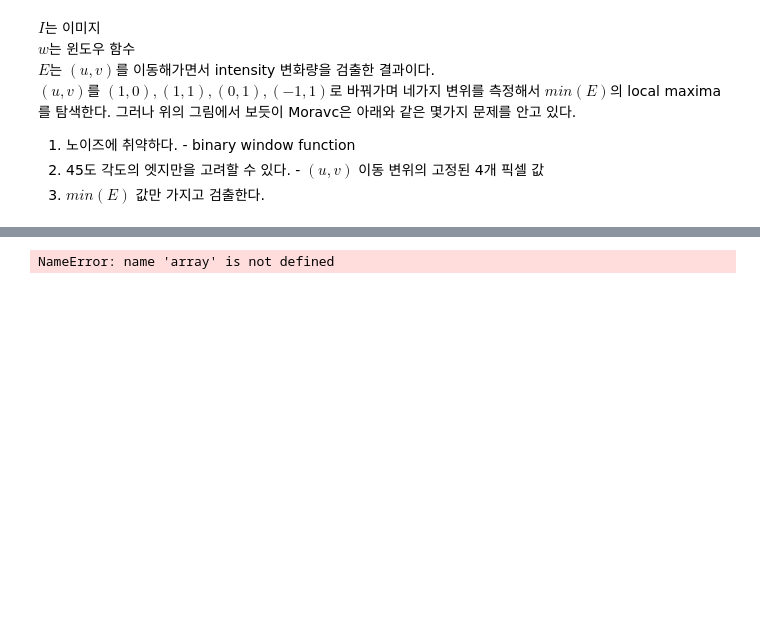
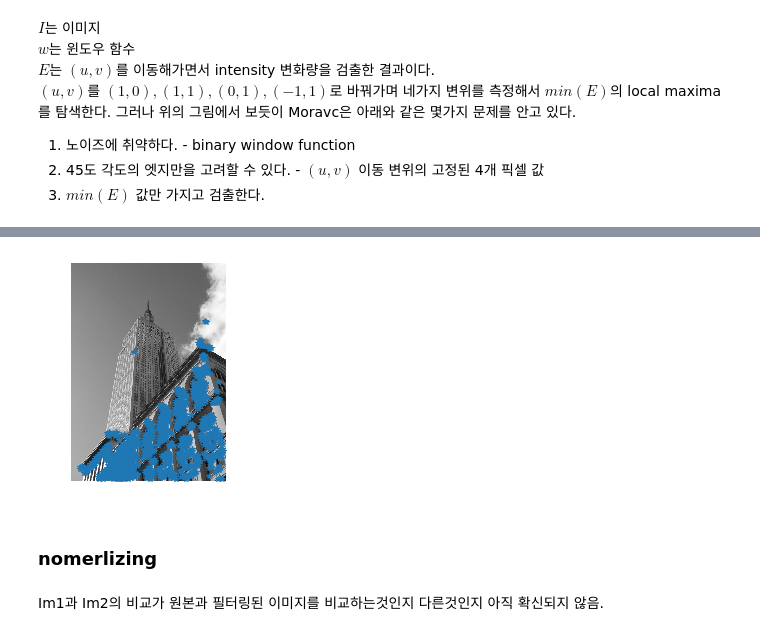
Before and after one commit to NinCastle/Image_analysis, a Jupyter notebook: Harris_corner_detector.ipynb, the cells around one changed output, grey strips where cells are left out. Drawn from its saved outputs; the diff is of its cells as text; code cells hidden in the pictures; blank space fills up the shorter version.

```diff
--- a/Harris_corner_detector.ipynb
+++ b/Harris_corner_detector.ipynb
@@ -150,7 +217,9 @@ def plot_harris_points(image,filtered_coords):
 # %%
 im = array(Image.open('empire.jpg').convert('L'))
-harrisim = harris.compute_harris_response(im)
-filtered_coords = harris.get_harris_points(harrisim,6)
-harris.plot_harris_points(im, filtered_coords)
+harrisim = compute_harris_response(im)
+filtered_coords = get_harris_points(harrisim,6)
+plot_harris_points(im, filtered_coords)
 # %% [output]
-NameError: name 'array' is not defined
+[figure, added]
+# %% [markdown]
+### nomerlizing
@@ -156,0 +302,2 @@ NameError: name 'array' is not defined
+# %% [markdown]
+Im1과 Im2의 비교가 원본과 필터링된 이미지를 비교하는것인지 다른것인지 아직 확신되지 않음.
```
Also changed, not shown: parts of 15 cells of this notebook, 1 other file.
